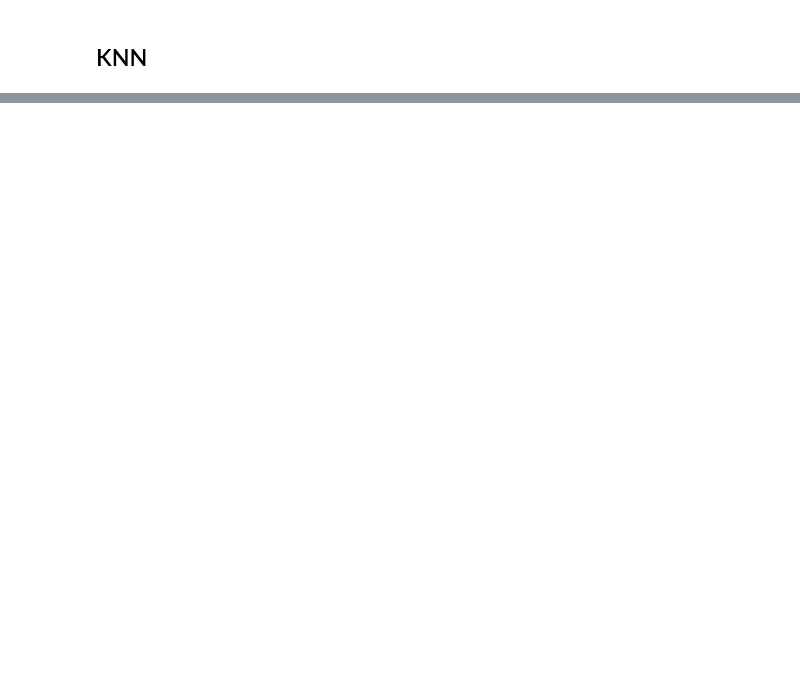
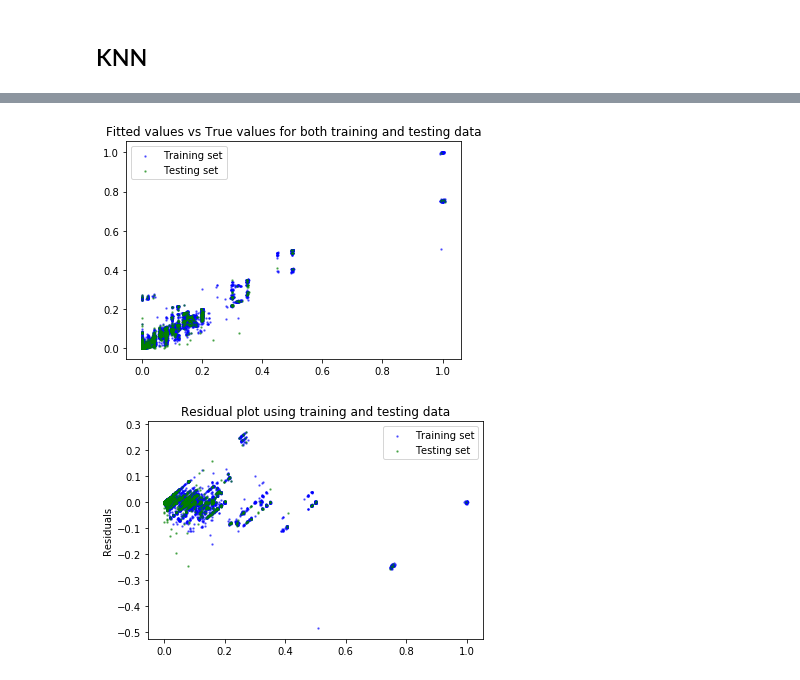
Before and after one commit to 219Winter2019adjz/Project4, a Jupyter notebook: Dataset1.ipynb, the cells around one changed output, grey strips where cells are left out. Cells and saved outputs as stored; diff of their text form; code cells hidden in the pictures; blank space fills up the shorter version.

```diff
--- a/Dataset1.ipynb
+++ b/Dataset1.ipynb
@@ -1058,0 +1151,10 @@ model_scatter_plots(model, X_train, y_train, X_test, y_test)
+# %%
+knr = KNeighborsRegressor(n_neighbors=4)
+
+X_train, X_test, y_train, y_test = train_test_split(X_encoded, Y_encoded, test_size=0.1, random_state=0)
+knr.fit(X_train, y_train)
+
+model_scatter_plots(knr, X_train, y_train, X_test, y_test)
+# %% [output]
+[figure, added]
+[figure, added]
```
Also changed, not shown: parts of 22 cells of this notebook.
